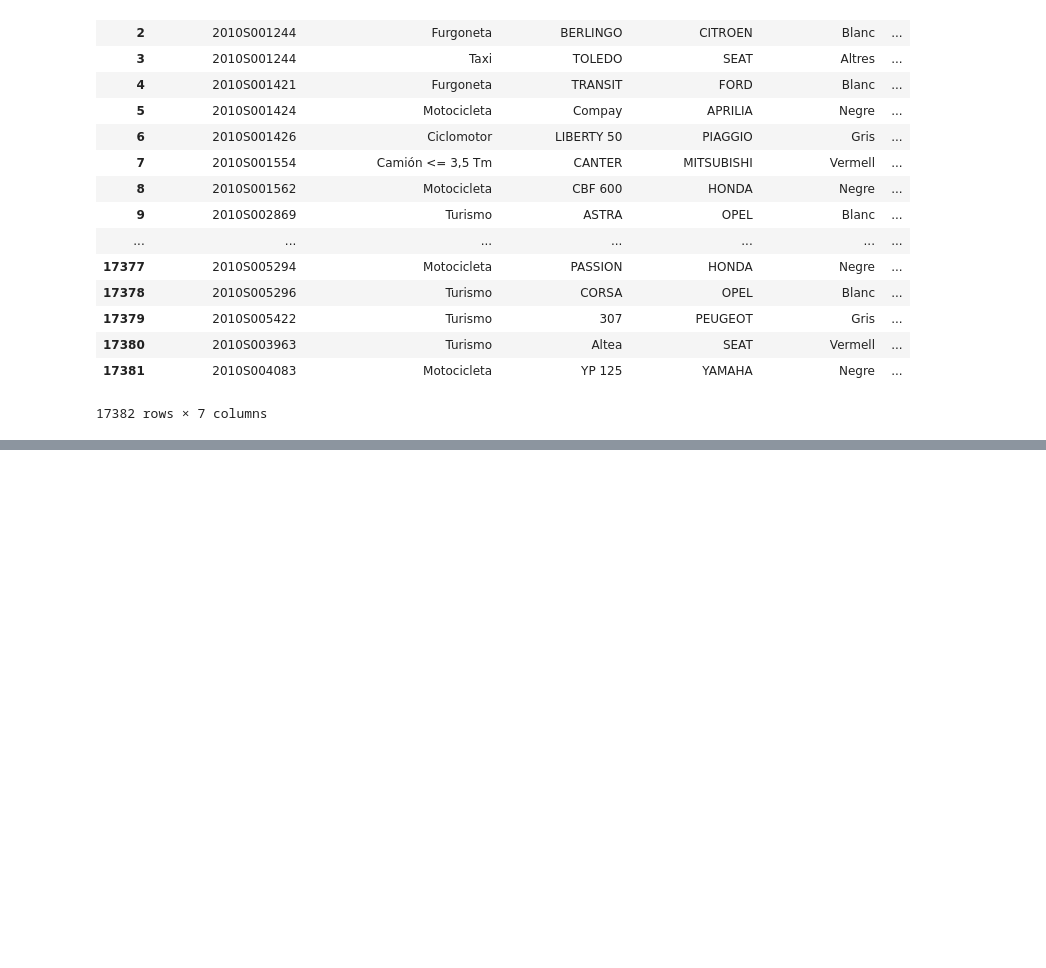
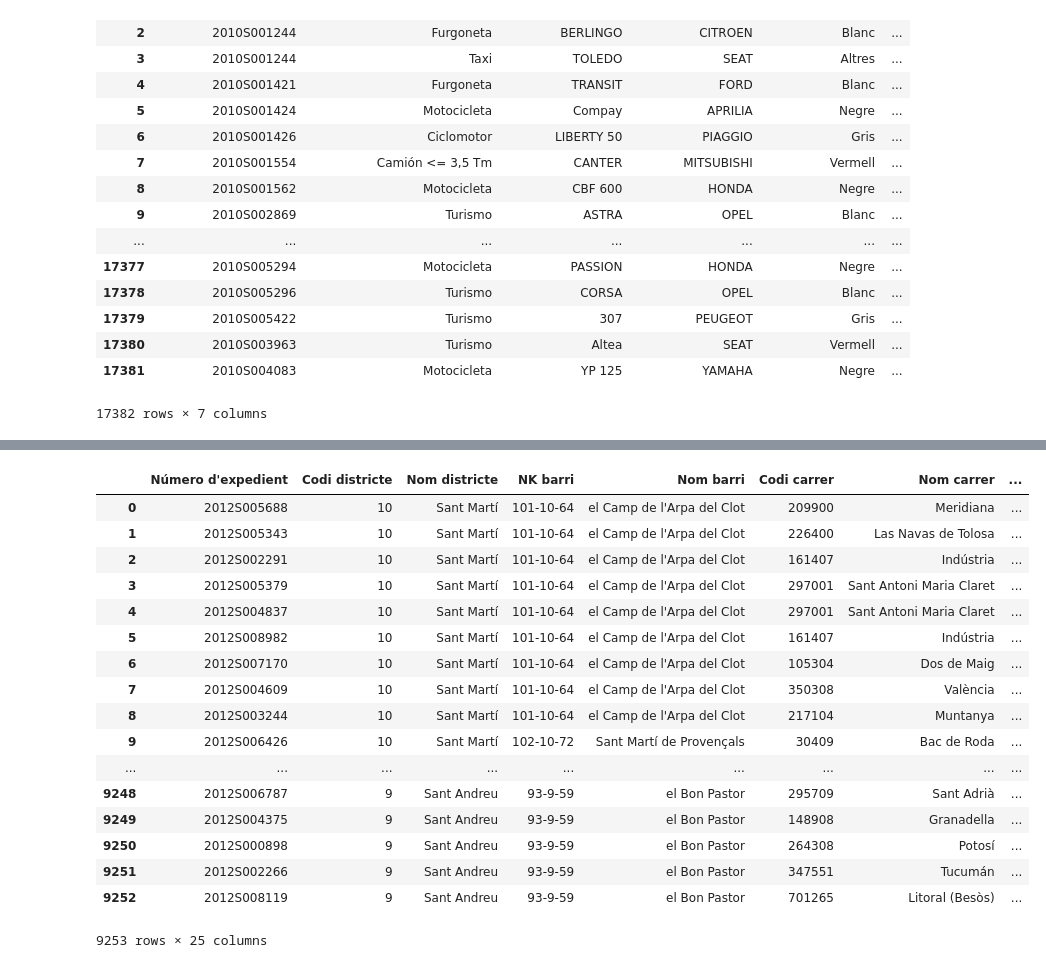
Before and after one commit to Doasy/AccidentsBCN, a Jupyter notebook: accidents_bcn.ipynb, the cells around one changed output, grey strips where cells are left out. Drawn from its saved outputs; the diff is of its cells as text; code cells hidden in the pictures; blank space fills up the shorter version.

```diff
--- a/accidents_bcn.ipynb
+++ b/accidents_bcn.ipynb
@@ -123,0 +258,22 @@ vehicles2010
+# %%
+accidents2012 = pd.read_csv('accidents/2012.csv', encoding='ANSI')
+accidents2012
+# %% [output]
+|  | Número d'expedient | Codi districte | Nom districte | NK barri | Nom barri | Codi carrer | Nom carrer | ... |
+| 0 | 2012S005688 | 10 | Sant Martí | 101-10-64 | el Camp de l'Arpa del Clot | 209900 | Meridiana | ... |
+| 1 | 2012S005343 | 10 | Sant Martí | 101-10-64 | el Camp de l'Arpa del Clot | 226400 | Las Navas de Tolosa | ... |
+| 2 | 2012S002291 | 10 | Sant Martí | 101-10-64 | el Camp de l'Arpa del Clot | 161407 | Indústria | ... |
+| 3 | 2012S005379 | 10 | Sant Martí | 101-10-64 | el Camp de l'Arpa del Clot | 297001 | Sant Antoni Maria Claret | ... |
+| 4 | 2012S004837 | 10 | Sant Martí | 101-10-64 | el Camp de l'Arpa del Clot | 297001 | Sant Antoni Maria Claret | ... |
+| 5 | 2012S008982 | 10 | Sant Martí | 101-10-64 | el Camp de l'Arpa del Clot | 161407 | Indústria | ... |
+| 6 | 2012S007170 | 10 | Sant Martí | 101-10-64 | el Camp de l'Arpa del Clot | 105304 | Dos de Maig | ... |
+| 7 | 2012S004609 | 10 | Sant Martí | 101-10-64 | el Camp de l'Arpa del Clot | 350308 | València | ... |
+| 8 | 2012S003244 | 10 | Sant Martí | 101-10-64 | el Camp de l'Arpa del Clot | 217104 | Muntanya | ... |
+| 9 | 2012S006426 | 10 | Sant Martí | 102-10-72 | Sant Martí de Provençals | 30409 | Bac de Roda | ... |
+| ... | ... | ... | ... | ... | ... | ... | ... | ... |
+| 9248 | 2012S006787 | 9 | Sant Andreu | 93-9-59 | el Bon Pastor | 295709 | Sant Adrià | ... |
+| 9249 | 2012S004375 | 9 | Sant Andreu | 93-9-59 | el Bon Pastor | 148908 | Granadella | ... |
+| 9250 | 2012S000898 | 9 | Sant Andreu | 93-9-59 | el Bon Pastor | 264308 | Potosí | ... |
+| 9251 | 2012S002266 | 9 | Sant Andreu | 93-9-59 | el Bon Pastor | 347551 | Tucumán | ... |
+| 9252 | 2012S008119 | 9 | Sant Andreu | 93-9-59 | el Bon Pastor | 701265 | Litoral (Besòs) | ... |
+9253 rows × 25 columns
```
Also changed, not shown: parts of 13 cells of this notebook.
